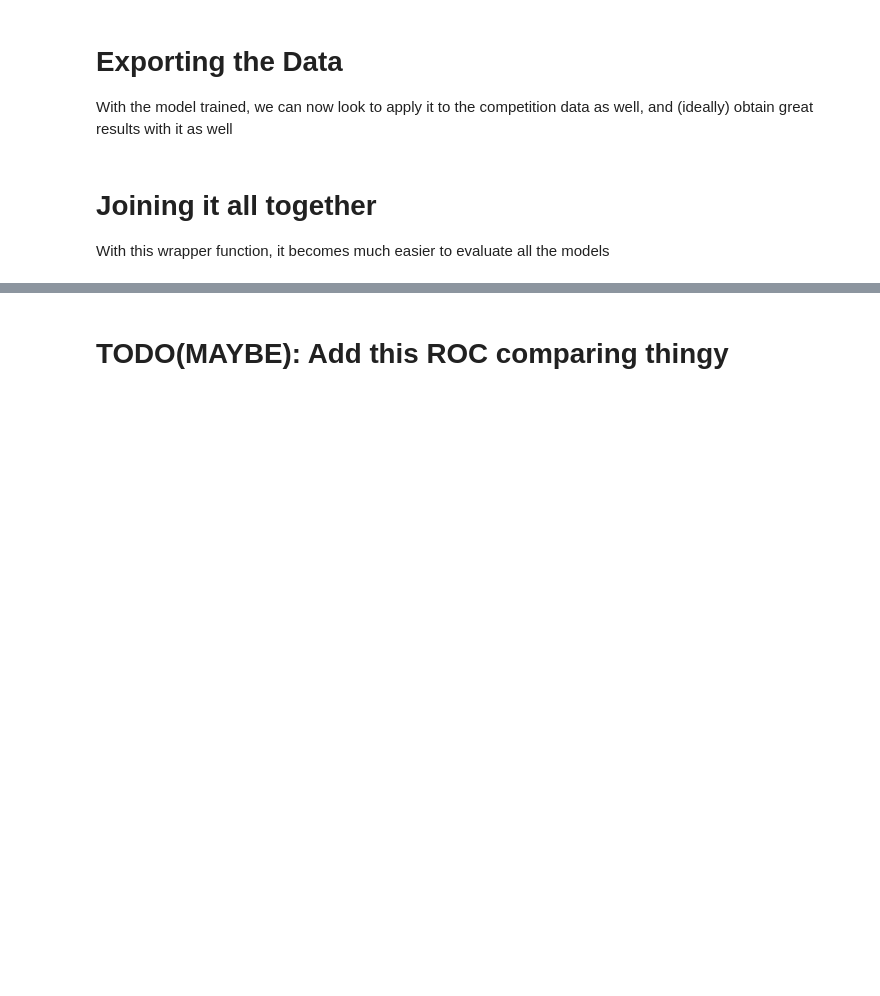
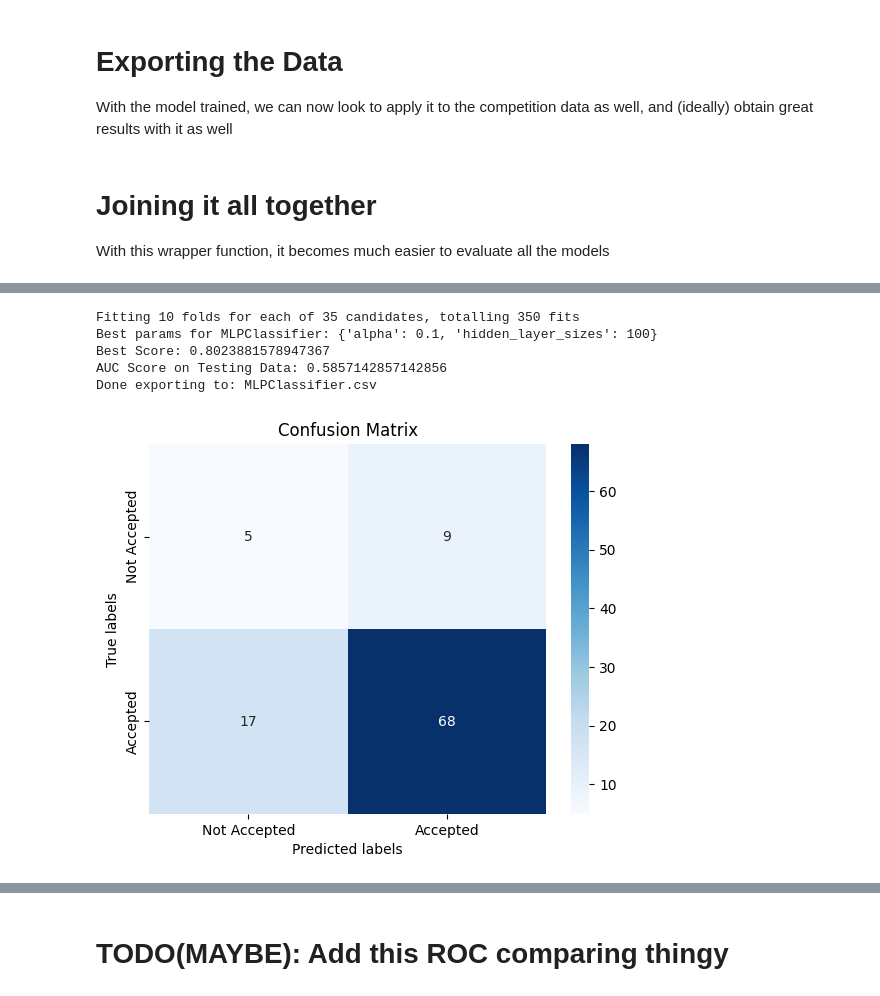
Before and after one commit to 1Krypt0/FEUP-AC-PROJ, a Jupyter notebook: docs/modeling.ipynb, the cells around one changed output, grey strips where cells are left out. Saved outputs shown, nothing was run; the diff lists cells and outputs as text; code cells hidden in the pictures; blank space fills up the shorter version.

```diff
--- a/docs/modeling.ipynb
+++ b/docs/modeling.ipynb
@@ -209,0 +175,12 @@ Fitting 5 folds for each of 1050 candidates, totalling 5250 fits
+# %%
+mlb_results = apply(MLPClassifier(),{
+    'alpha': [0.1, 0.25, 0.45, 0.5, 0.55, 0.75, 0.85],
+    'hidden_layer_sizes': [10, 20, 30, 60, 100]
+})
+# %% [output]
+Fitting 10 folds for each of 35 candidates, totalling 350 fits
+Best params for MLPClassifier: {'alpha': 0.1, 'hidden_layer_sizes': 100}
+Best Score: 0.8023881578947367
+AUC Score on Testing Data: 0.5857142857142856
+Done exporting to: MLPClassifier.csv
+[figure, added]
```
Also changed, not shown: parts of 14 cells of this notebook, 23 other files.
